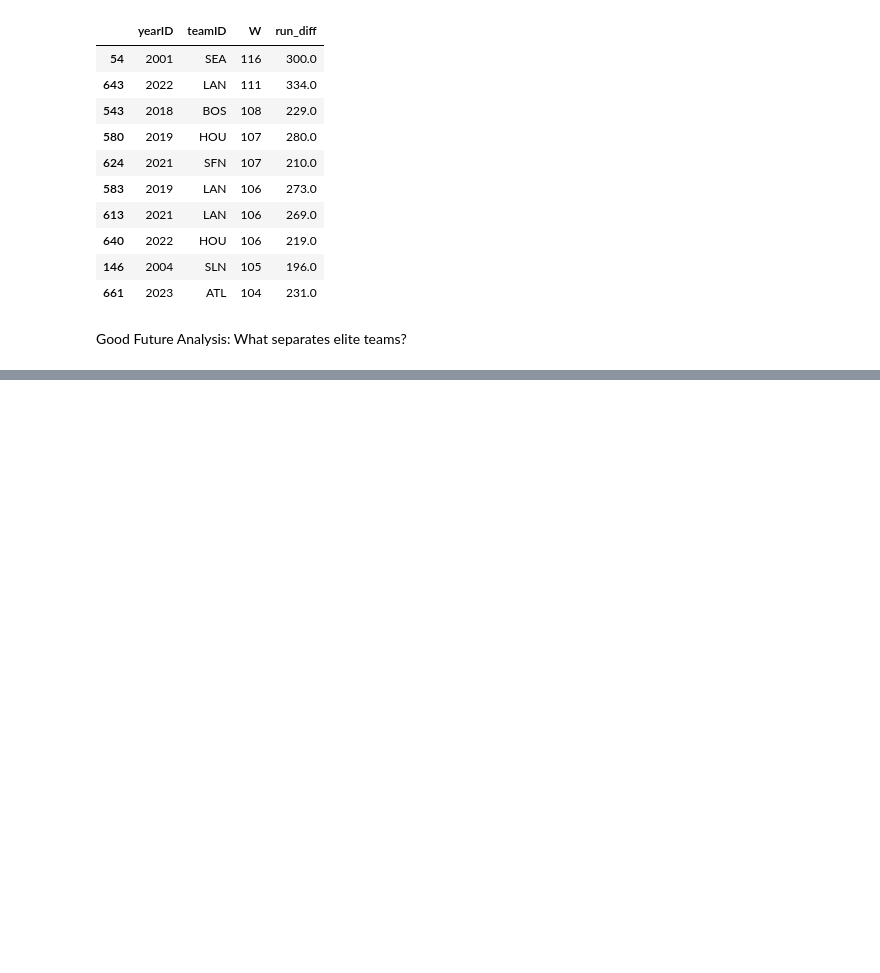
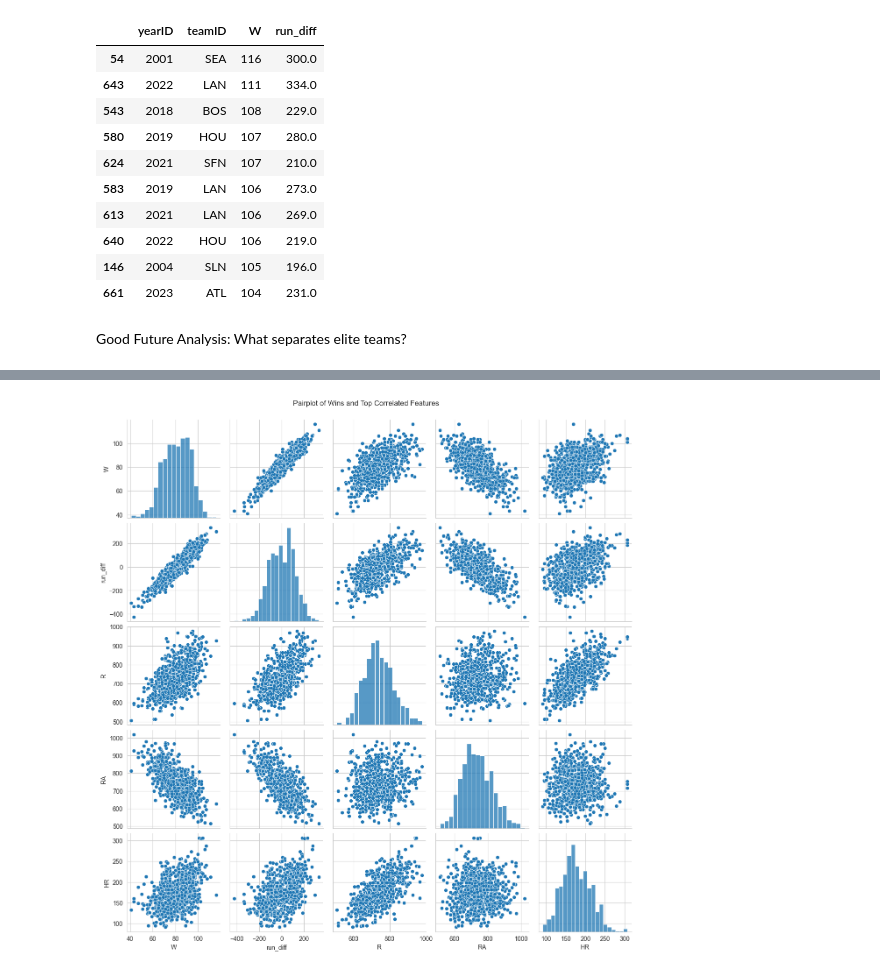
Before and after one commit to tcbailey30/sports-analytics-repository, a Jupyter notebook: MLB/02_team_wins_prediction/notebooks/02_eda.ipynb, the cells around one changed output, grey strips where cells are left out. Cells and saved outputs as stored; diff of their text form; code cells hidden in the pictures; blank space fills up the shorter version.

```diff
--- a/MLB/02_team_wins_prediction/notebooks/02_eda.ipynb
+++ b/MLB/02_team_wins_prediction/notebooks/02_eda.ipynb
@@ -118,0 +171,7 @@ ValueError: Per-column arrays must each be 1-dimensional
+# %%
+# Pairplot to look over the strongest correlations
+sns.pairplot(df, vars=['W', 'run_diff', 'R', 'RA', 'HR'])
+plt.suptitle("Pairplot of Wins and Top Correlated Features", y=1.02)
+plt.show()
+# %% [output]
+[figure, added]
```
Also changed, not shown: parts of 8 cells of this notebook.
